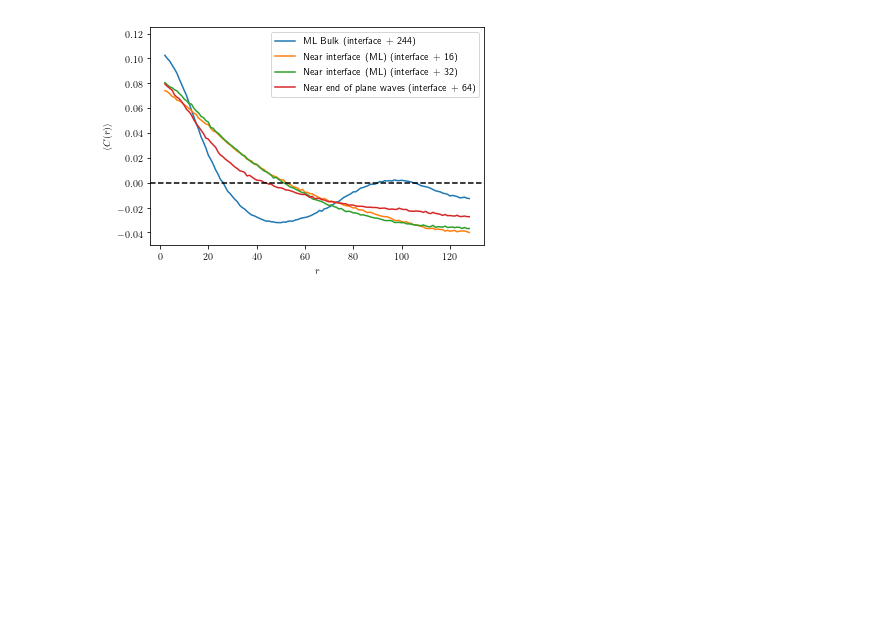
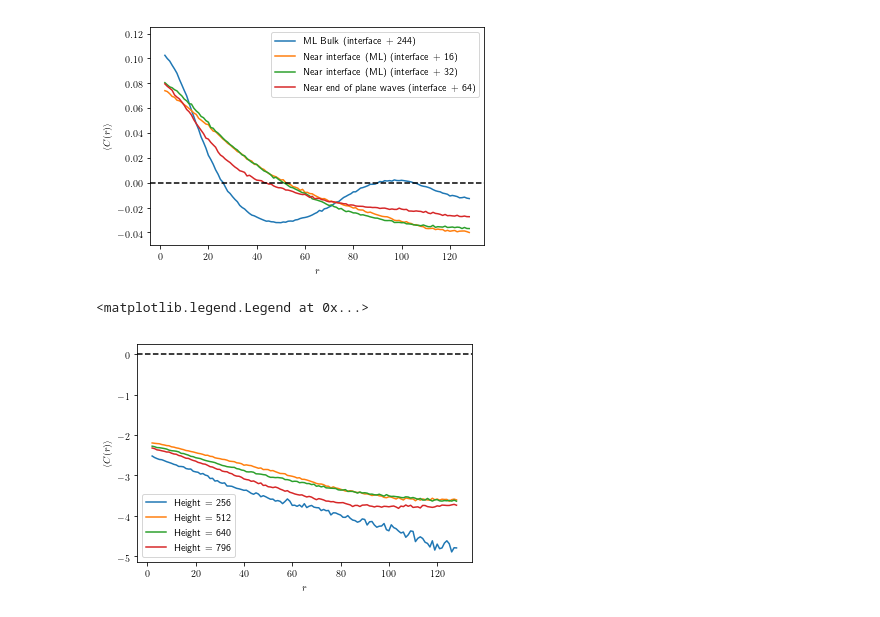
Before and after one commit to mlazarn/Summer18Research, a Jupyter notebook: MonteCarloSim/Untitled1.ipynb, the cells around one changed output. Drawn from its saved outputs; the diff is of its cells as text; code cells hidden in the pictures; blank space fills up the shorter version.

```diff
--- a/MonteCarloSim/Untitled1.ipynb
+++ b/MonteCarloSim/Untitled1.ipynb
@@ -71,3 +71,34 @@ ax6.legend()
 # %% [output]
 <matplotlib.legend.Legend at 0x...>
 [figure]
+# %%
+data3 = np.genfromtxt("data/autoCorrTest10/size_0/autoCorr_10000.csv", delimiter=',')
+for i in range(10100, 20000, 100):
+    data3 = data3 + np.genfromtxt("data/autoCorrTest10/size_0/autoCorr_{}.csv".format(i), delimiter=',')
+# %%
+data3 = data3/100
+# %%
+data4 = np.genfromtxt("data/autoCorrTest10/size_1/autoCorr_10000.csv", delimiter=',')
+data5 = np.genfromtxt("data/autoCorrTest10/size_2/autoCorr_10000.csv", delimiter=',')
+data6 = np.genfromtxt("data/autoCorrTest10/size_3/autoCorr_10000.csv", delimiter=',')
+for i in range(10100, 20000, 100):
+    data4 = data4 + np.genfromtxt("data/autoCorrTest10/size_1/autoCorr_{}.csv".format(i), delimiter=',')
+    data5 = data5 + np.genfromtxt("data/autoCorrTest10/size_2/autoCorr_{}.csv".format(i), delimiter=',')
+    data6 = data6 + np.genfromtxt("data/autoCorrTest10/size_3/autoCorr_{}.csv".format(i), delimiter=',')
+data4 = data4/100
+data5 = data5/100
+data6 = data6/100
+# %%
+fig7, ax7 = plt.subplots(facecolor="white")
+ax7.plot(r2[1:128], np.log(data3[80,1:128] + 0.03), label="Height = 256")
+ax7.plot(r2[1:128], np.log(data4[80,1:128] + 0.03), label="Height = 512")
+ax7.plot(r2[1:128], np.log(data5[80,1:128] + 0.03), label="Height = 640")
+ax7.plot(r2[1:128], np.log(data6[80,1:128] + 0.03), label="Height = 796")
+ax7.axhline(0, linestyle='--', color='k')
+ax7.set_xlabel(r'$r$')
+ax7.set_ylabel(r'$\langle C(r)\rangle$')
+#ax7.set_ylim(bottom=-0.05, top=0.125)
+ax7.legend()
+# %% [output]
+<matplotlib.legend.Legend at 0x...>
+[figure, added]
```
Also changed, not shown: parts of 3 cells of this notebook, 2 other files.
